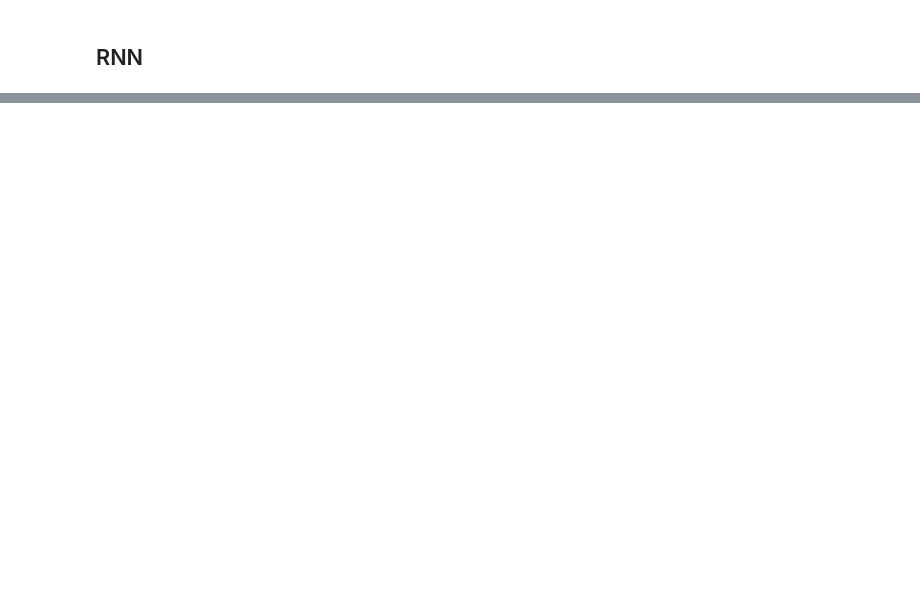
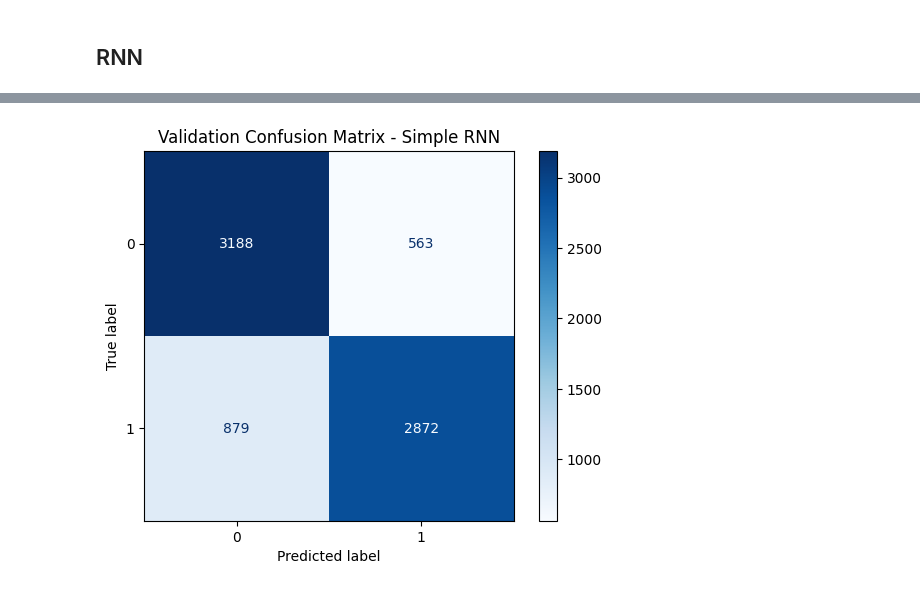
Before and after one commit to Berkeaziz/sentiment-analysis-rnn-lstm-gru-comparison, a Jupyter notebook: notebooks/05_model_rnn.ipynb, the cells around one changed output, grey strips where cells are left out. Saved outputs shown, nothing was run; the diff lists cells and outputs as text; code cells hidden in the pictures; blank space fills up the shorter version.

```diff
--- a/notebooks/05_model_rnn.ipynb
+++ b/notebooks/05_model_rnn.ipynb
@@ -119,0 +168,3 @@ history_df
+# %%
+y_val_prob = rnn_model.predict(X_val_pad)
+y_val_pred =(y_val_prob >0.5).astype(int).flatten()
@@ -119,0 +200,9 @@ history_df
+# %%
+val_cm = confusion_matrix(y_val, y_val_pred)
+
+disp = ConfusionMatrixDisplay(confusion_matrix=val_cm)
+disp.plot(cmap="Blues")
+plt.title("Validation Confusion Matrix - Simple RNN")
+plt.show()
+# %% [output]
+[figure, added]
```
Also changed, not shown: parts of 21 cells of this notebook, 2 other files.
